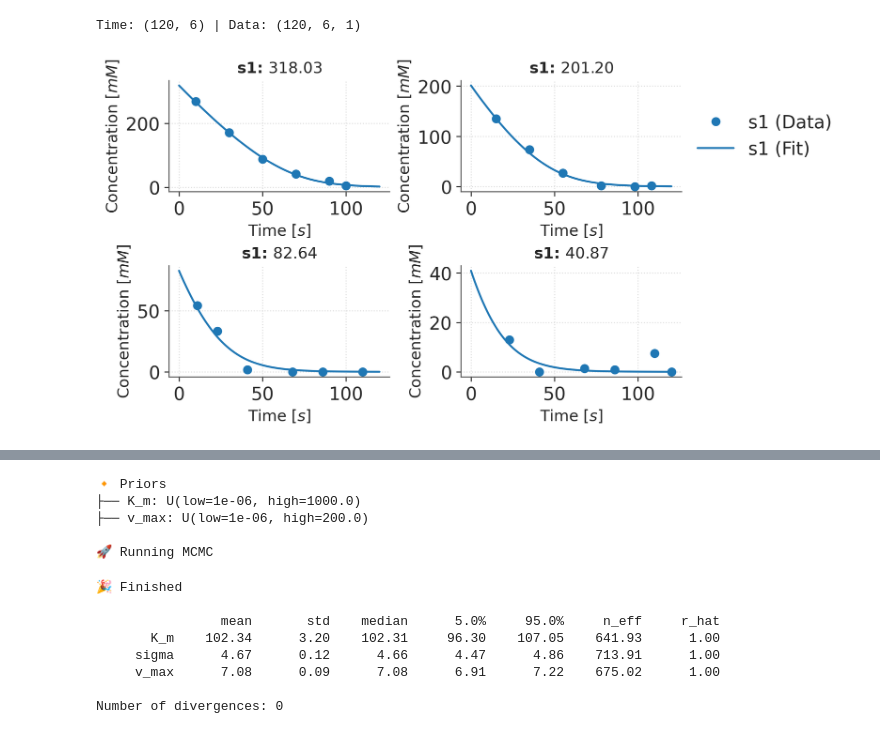
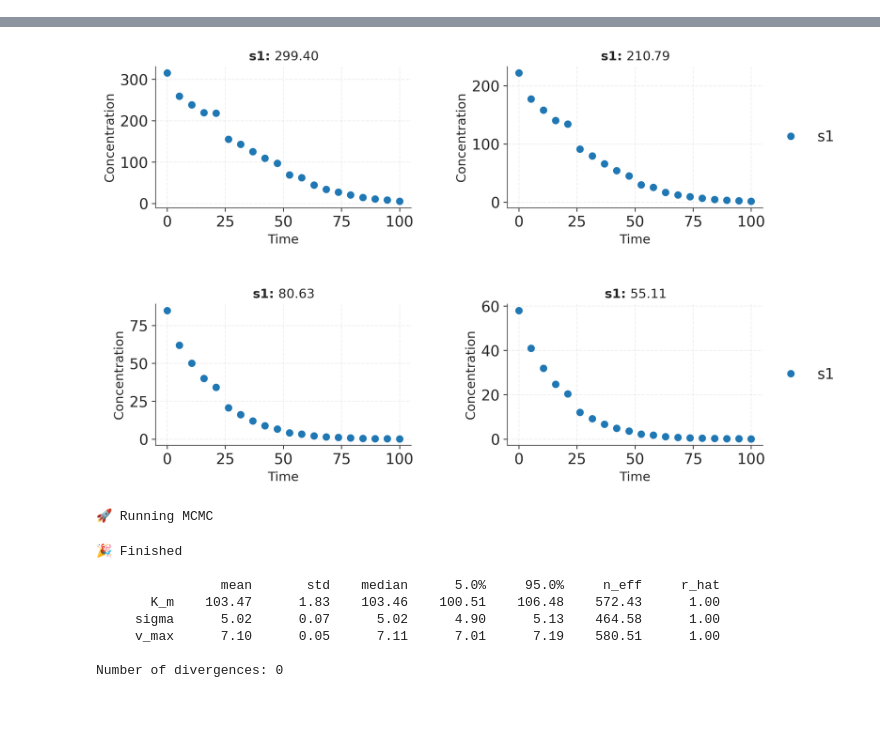
Before and after one commit to JR-1991/Catalax, a Jupyter notebook: examples/HMC.ipynb, the cells around one changed output, grey strips where cells are left out. Cells and saved outputs as stored; diff of their text form; code cells hidden in the pictures.

```diff
--- a/examples/HMC.ipynb
+++ b/examples/HMC.ipynb
@@ -37,22 +39,9 @@ $\displaystyle \frac{d}{d t} s_{1} = - \frac{s_{1} v_{max}}{K_{m} + s_{1}}$
-# %%
-# Load data
-data = jnp.load("./data/data.npy")
-time = jnp.load("./data/time.npy")
-initial_conditions = json.load(open("./data/initial_conditions.json", "r"))
-
-# Corrup the data to receive higher uncertainties
-data = np.random.normal(data, 5.0).clip(min=0)
-
-print(f"Time: {time.shape} | Data: {data.shape}")
-# %% [output]
-Time: (120, 6) | Data: (120, 6, 1)
-# %%
-f = ctx.visualize(
-    model=model,
-    data=data[:4],
-    times=time[:4],
-    initial_conditions=initial_conditions[:4],
-    figsize=(4,2),
-)
-# %% [output]
-[figure, removed]
+# %%
+# Load the dataset
+dataset = ctx.Dataset.from_croissant("./dataset/dataset.zip")
+
+# We need to add some noise to the data to make it more realistic
+dataset = dataset.augment(n_augmentations=1, seed=0, sigma=5e-2, append=False, multiplicative=True)
+
+f = dataset.plot(measurement_ids=[m.id for m in dataset.measurements[:4]])
+# %% [output]
@@ -59,3 +49,4 @@ f = ctx.visualize(
+[figure, added]
 # %%
 # Define Priors
 model.parameters.v_max.prior = cmc.priors.Uniform(low=1e-6, high=200.0)
@@ -69,27 +60,21 @@ model.save("./models/", "menten_model_w_priors")
 # Perform MCMC simulation
 mcmc, bayes_model = cmc.run_mcmc(
     model=model,
-    data=data,
-    initial_conditions=initial_conditions,
-    times=time,
+    dataset=dataset,
     yerrs=2.0,
     num_warmup=1000,
     num_samples=1000,
     dt0=0.1,
-    max_steps=64**4
+    max_steps=64 ** 4
 )
 # %% [output]
-🔸 Priors
-├── K_m: U(low=1e-06, high=1000.0)
-├── v_max: U(low=1e-06, high=200.0)
-
 🚀 Running MCMC
 🎉 Finished
 
                 mean       std    median      5.0%     95.0%     n_eff     r_hat
-       K_m    102.34      3.20    102.31     96.30    107.05    641.93      1.00
-     sigma      4.67      0.12      4.66      4.47      4.86    713.91      1.00
-     v_max      7.08      0.09      7.08      6.91      7.22    675.02      1.00
+       K_m    103.47      1.83    103.46    100.51    106.48    572.43      1.00
+     sigma      5.02      0.07      5.02      4.90      5.13    464.58      1.00
+     v_max      7.10      0.05      7.11      7.01      7.19    580.51      1.00
 
 Number of divergences: 0
 # %%
```
Also changed, not shown: parts of 8 cells of this notebook, 3 other files.
